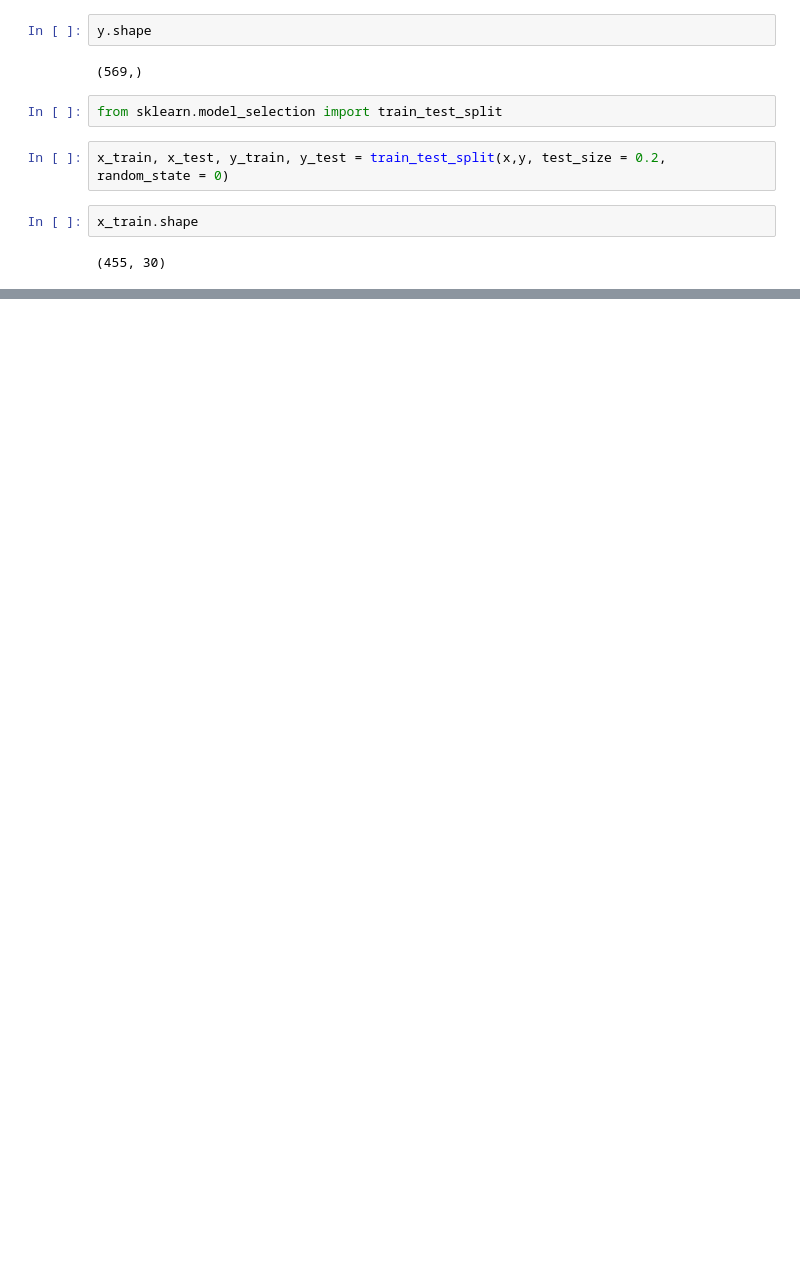
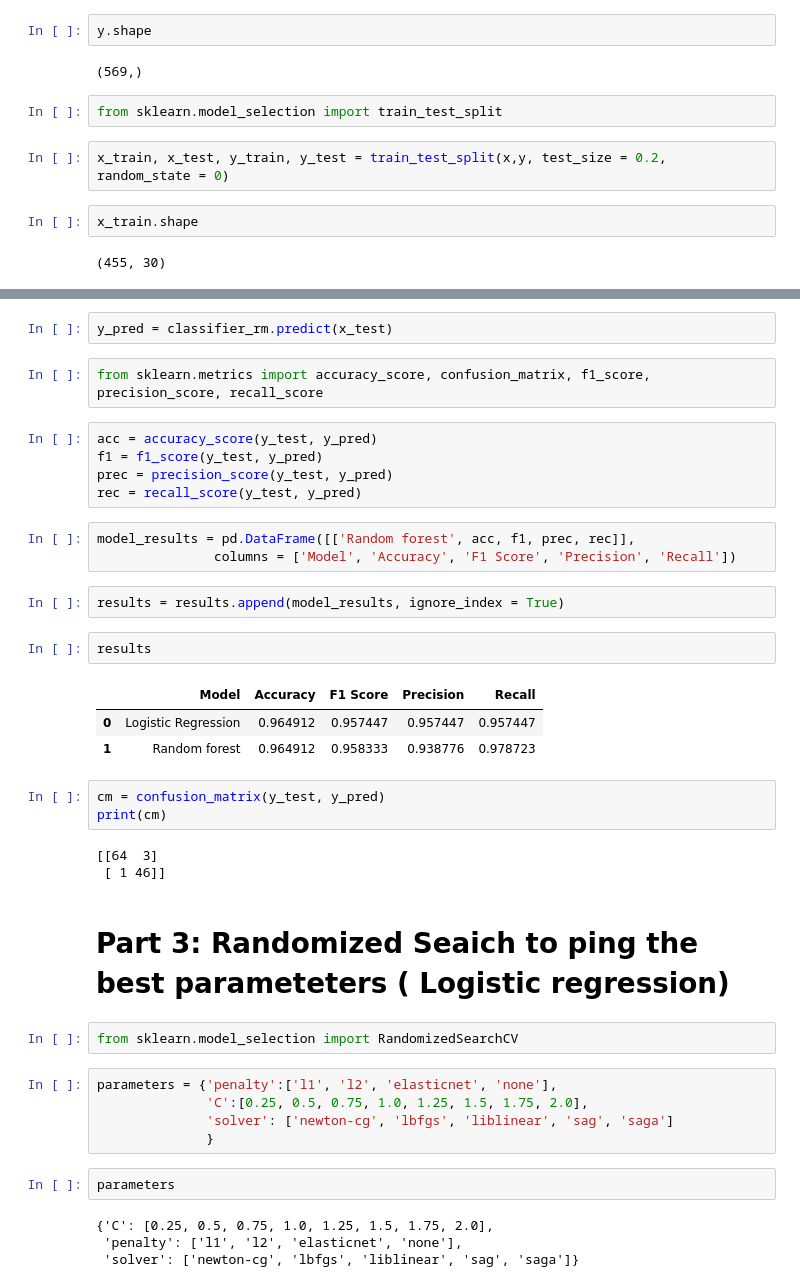
Before and after one commit to PszczeIarz/BreastCancerDetection, a Jupyter notebook: Breast_Cancer_Detection.ipynb, the cells around one changed output, grey strips where cells are left out. Drawn from its saved outputs; the diff is of its cells as text; blank space fills up the shorter version.

```diff
--- a/Breast_Cancer_Detection.ipynb
+++ b/Breast_Cancer_Detection.ipynb
@@ -267,0 +377,41 @@ x_train.shape
+# %%
+y_pred = classifier_rm.predict(x_test)
+# %%
+from sklearn.metrics import accuracy_score, confusion_matrix, f1_score, precision_score, recall_score
+# %%
+acc = accuracy_score(y_test, y_pred)
+f1 = f1_score(y_test, y_pred)
+prec = precision_score(y_test, y_pred)
+rec = recall_score(y_test, y_pred)
+# %%
+model_results = pd.DataFrame([['Random forest', acc, f1, prec, rec]],
+               columns = ['Model', 'Accuracy', 'F1 Score', 'Precision', 'Recall'])
+# %%
+results = results.append(model_results, ignore_index = True)
+# %%
+results
+# %% [output]
+|  | Model | Accuracy | F1 Score | Precision | Recall |
+| 0 | Logistic Regression | 0.964912 | 0.957447 | 0.957447 | 0.957447 |
+| 1 | Random forest | 0.964912 | 0.958333 | 0.938776 | 0.978723 |
+# %%
+cm = confusion_matrix(y_test, y_pred)
+print(cm)
+# %% [output]
+[[64  3]
+ [ 1 46]]
+# %% [markdown]
+# Part 3: Randomized Seaich to ping the best parameteters ( Logistic regression)
+# %%
+from sklearn.model_selection import RandomizedSearchCV
+# %%
+parameters = {'penalty':['l1', 'l2', 'elasticnet', 'none'],
+              'C':[0.25, 0.5, 0.75, 1.0, 1.25, 1.5, 1.75, 2.0],
+              'solver': ['newton-cg', 'lbfgs', 'liblinear', 'sag', 'saga']
+              }
+# %%
+parameters
+# %% [output]
+{'C': [0.25, 0.5, 0.75, 1.0, 1.25, 1.5, 1.75, 2.0],
+ 'penalty': ['l1', 'l2', 'elasticnet', 'none'],
+ 'solver': ['newton-cg', 'lbfgs', 'liblinear', 'sag', 'saga']}
```
Also changed, not shown: parts of 32 cells of this notebook.
